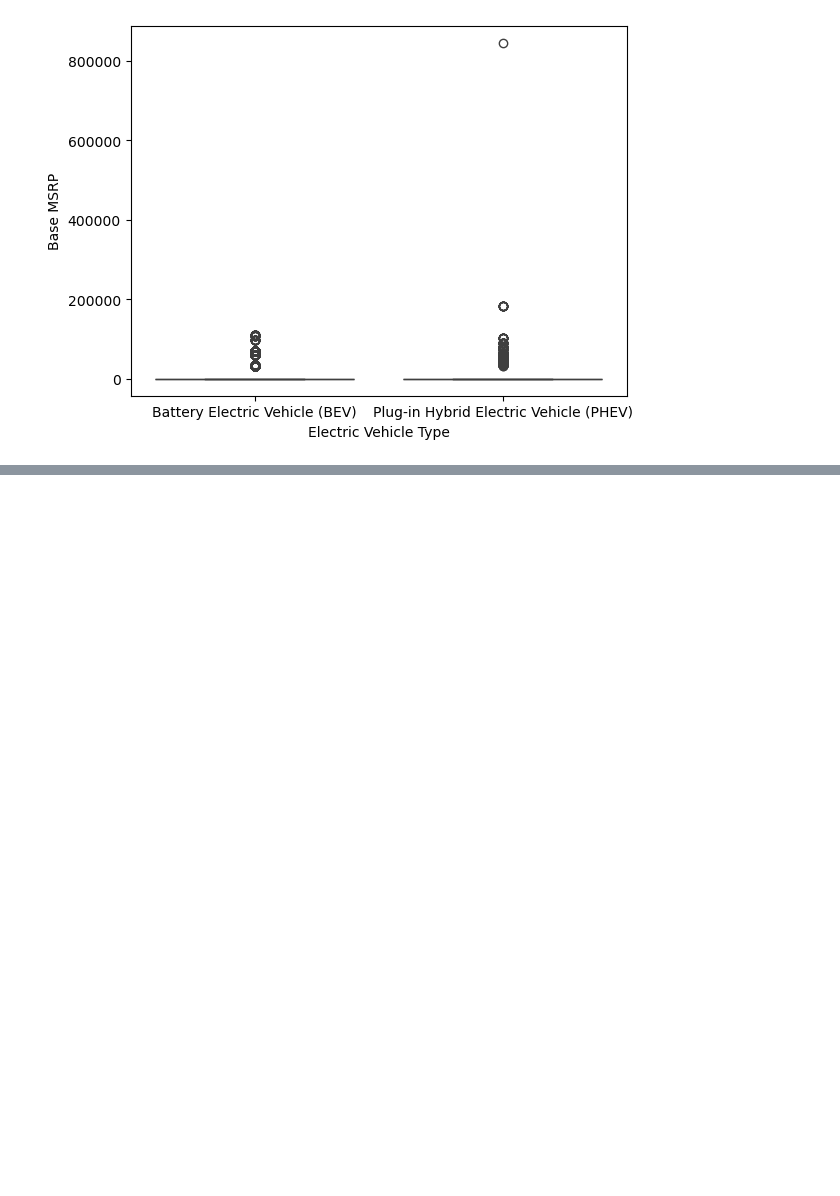
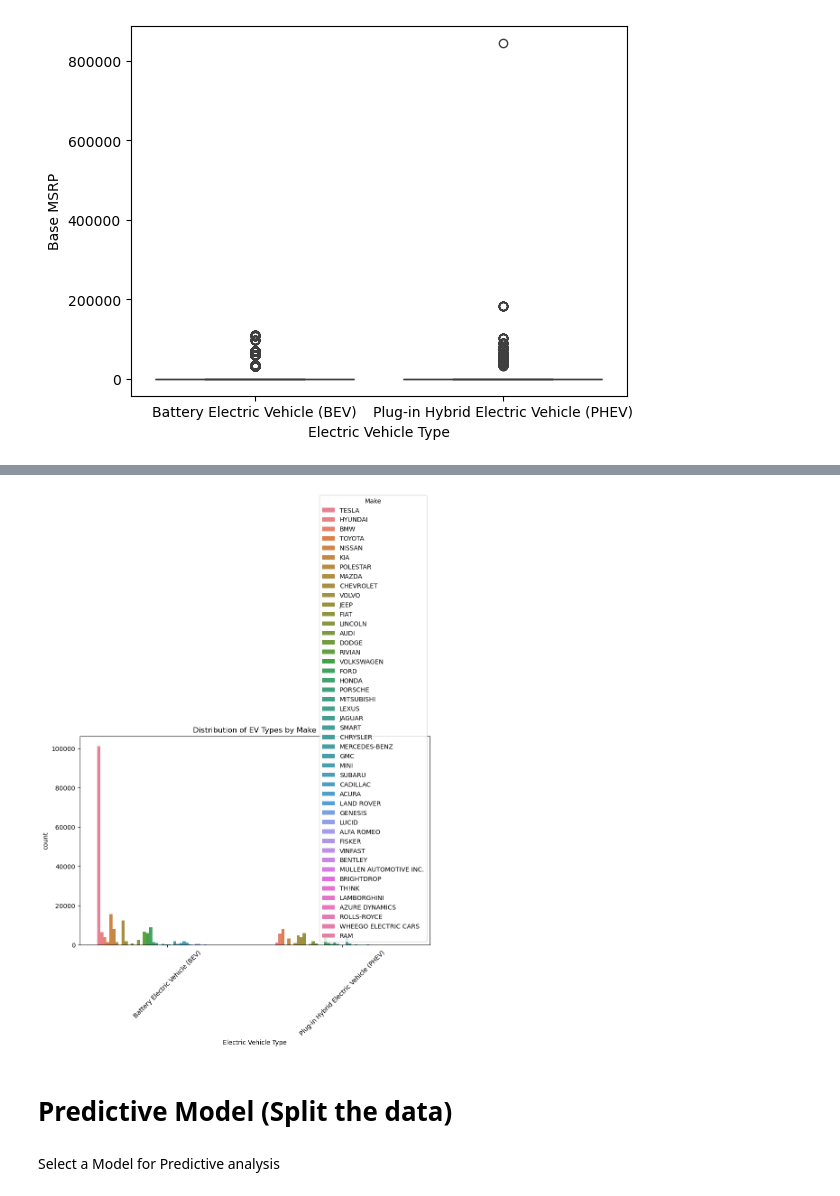
Before and after one commit to akhi-raj/EV-Vehicle-Analysis, a Jupyter notebook: ev.ipynb, the cells around one changed output, grey strips where cells are left out. Saved outputs shown, nothing was run; the diff lists cells and outputs as text; code cells hidden in the pictures; blank space fills up the shorter version.

```diff
--- a/ev.ipynb
+++ b/ev.ipynb
@@ -155,0 +169,10 @@ plt.show()
+# %%
+plt.figure(figsize=(10, 6))
+sns.countplot(data=df, x='Electric Vehicle Type', hue='Make')
+plt.xticks(rotation=45)
+plt.title('Distribution of EV Types by Make')
+plt.show()
+# %% [output]
+[figure, added]
+# %% [markdown]
+# Predictive Model (Split the data)
@@ -155,0 +186,2 @@ plt.show()
+# %% [markdown]
+Select a Model for Predictive analysis
```
Also changed, not shown: parts of 8 cells of this notebook.
